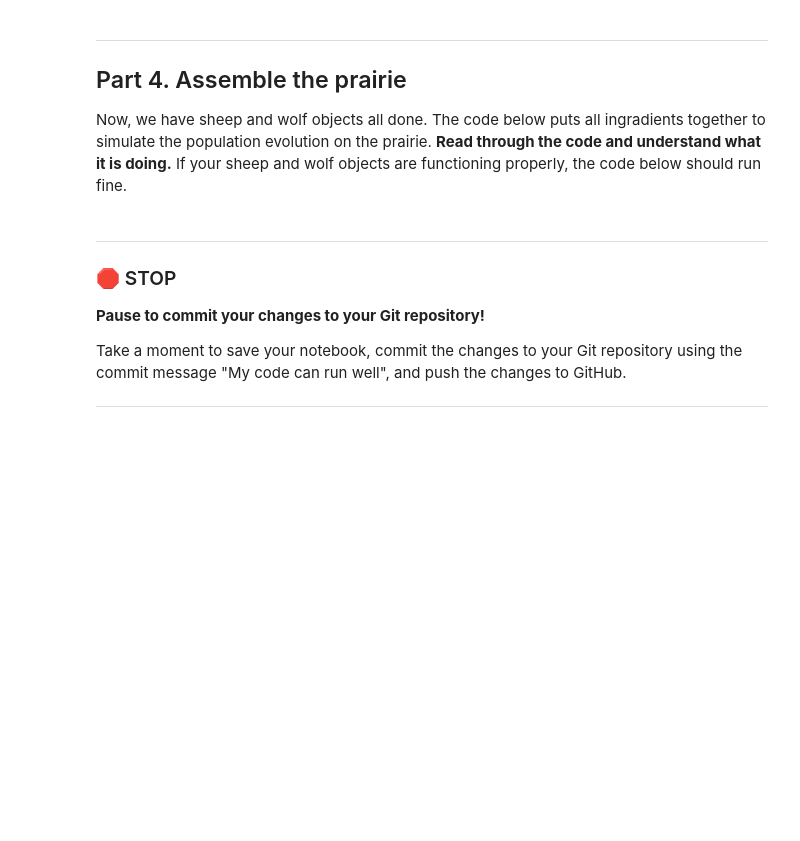
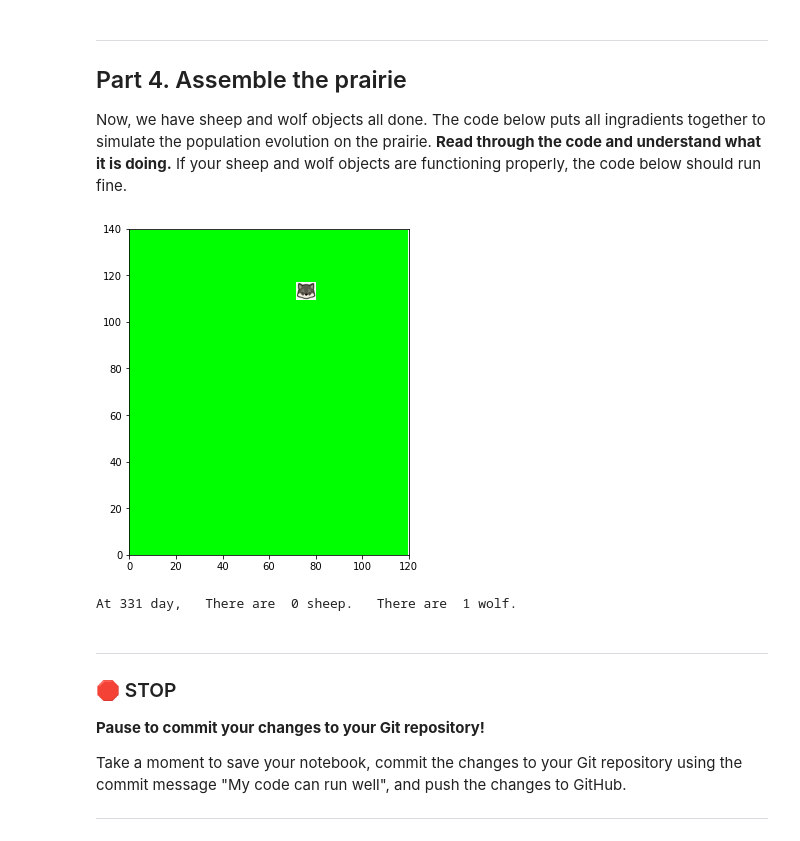
Before and after one commit to namnams01/cmse202-s21-turnin, a Jupyter notebook: hw-03/HW-03_OOP+ABM-Namith-Vorakkara.ipynb, the cells around one changed output. Cells and saved outputs as stored; diff of their text form; code cells hidden in the pictures; blank space fills up the shorter version.

```diff
--- a/hw-03/HW-03_OOP+ABM-Namith-Vorakkara.ipynb
+++ b/hw-03/HW-03_OOP+ABM-Namith-Vorakkara.ipynb
@@ -645,7 +717,7 @@ pri[:,:,1] = 1
 
 ## the periods of sheep and wolf reproduce
 sh_bp = 100
-wf_bp = 120
+wf_bp = 60
 
 count = 0
 
@@ -653,6 +725,10 @@ count = 0
 wf_plr = []
 sh_plr = []
 ## solution
+days_array = []
+sheep_array=[]
+wolf_array = []
+
 
 ## iteration over 2001 days
 for d in range(2,2002):
@@ -729,33 +805,42 @@ for d in range(2,2002):
     ## the next 4 lines are used to set up a stop point
     ## the simulation will stop 210 steps after one of
     ## the two species extinct
     if np.size(pack) == 0 or np.size(flock) == 0:
         count = count +1
     if count == 210:
         break
 
     ## visualization: plot every 10 time steps
     if np.mod(d,10) == 1:
         clear_output(wait=True)
 
         plt.figure(figsize=(6, 6))
         plt.imshow(pri)
 
         for w in range(np.size(pack)):
             pack[w].draw()
 
         for s in range(np.size(flock)):
             flock[s].draw()
 
         plt.axes().set_aspect('equal')
         plt.axes().set_xlim([-0,120])
         plt.axes().set_ylim([-0,140])
         plt.show()
 
         time.sleep(0.001)
 
         print('At', d,'day,',  '  There are ', np.size(flock), 'sheep.', \
               '  There are ', np.size(pack), 'wolf.')
+
+
+    time_step = (1002-2)/10
+    days_array.append(d)
+    sheep_array.append(np.size(flock))
+    wolf_array.append(np.size(pack))
+# %% [output]
+[figure, added]
+At 331 day,   There are  0 sheep.   There are  1 wolf.
 # %% [markdown]
 ---
 ### &#128721; STOP
```
Also changed, not shown: parts of 23 cells of this notebook.
